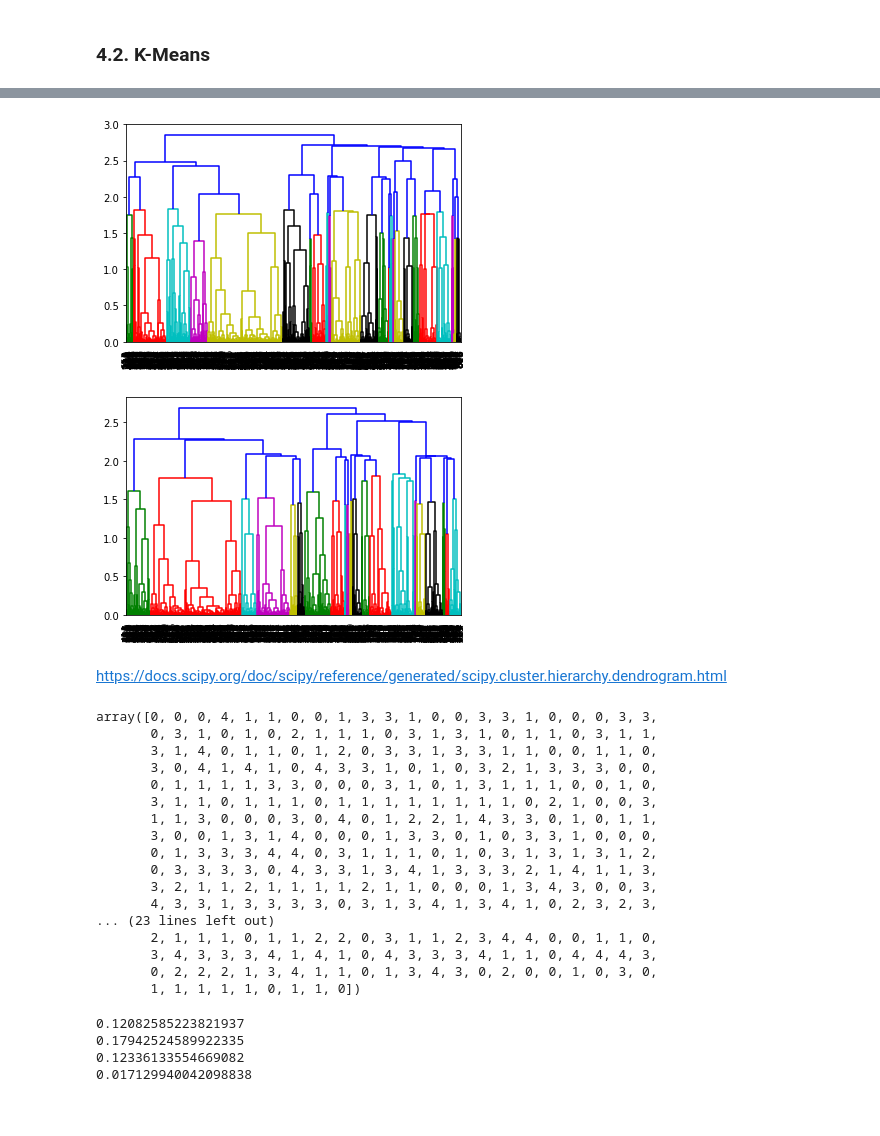
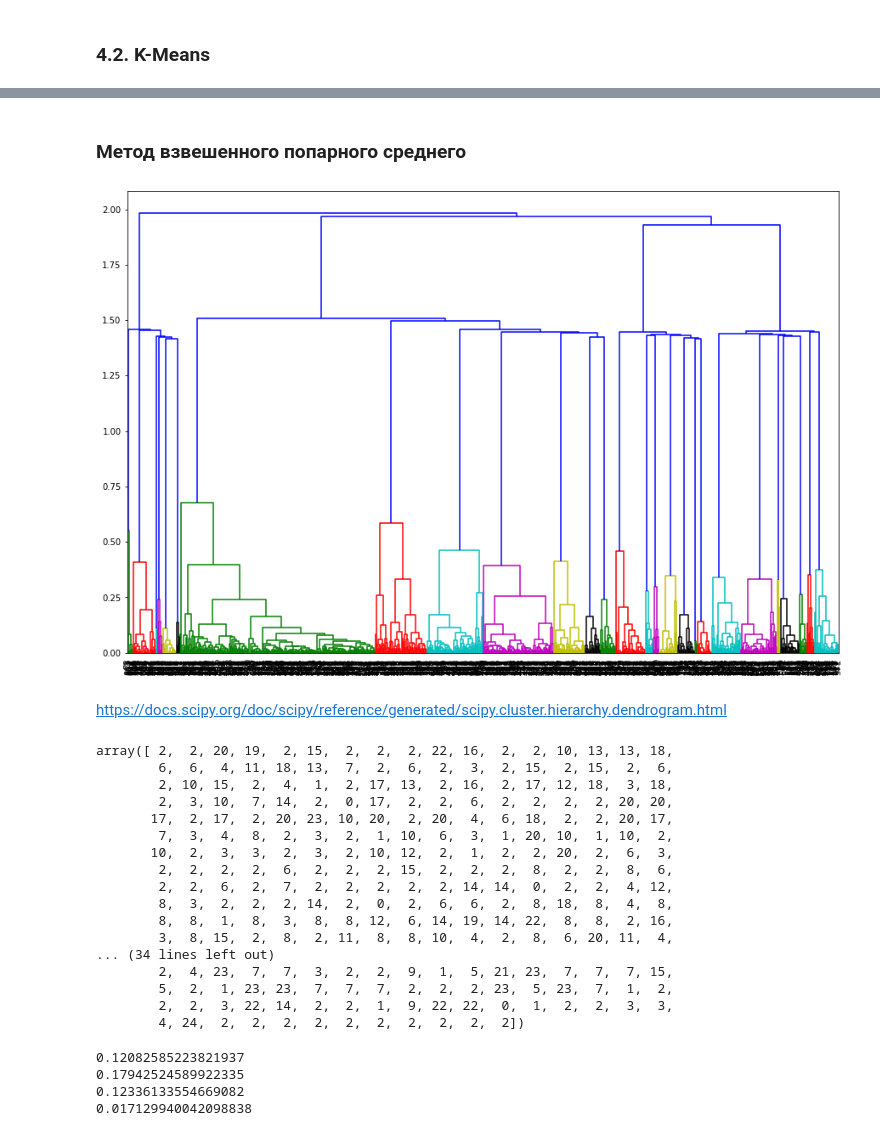
Before and after one commit to anafisa/GPN_2020, a Jupyter notebook: shop_clustering .ipynb, the cells around one changed output, grey strips where cells are left out. Saved outputs shown, nothing was run; the diff lists cells and outputs as text; code cells hidden in the pictures.

```diff
--- a/shop_clustering .ipynb
+++ b/shop_clustering .ipynb
@@ -230,8 +238,7 @@ data1.head(10)
 * __Почему эти признаки важны?__ В реальной жизни в магазин у дома люди чаще заходят за продуктами для приготовления ужина, в магазин около бизнес-центра зайдут скорее за обедом или фруктами. Возможно, и в нашем случае в магазине "В центе" и в магазине "На отшибе" спрос на товары может сильно отличаться, поэтому признаки __neighborhood, is_on_the_road, shop_type__  могут потенциально внести огромный вклад в итоговою кластеризацию
 * __is_with_additional_services__ - весомый бинарный признак. Представим ситуацию: у нас есть два типа АЗС. В АЗС первого типа на территории есть минимаркет, в АЗС другого типа соответственно минимаркета нет. Понятно, что прогнозировать спрос для этих двух типов АЗС нужно по-разному, более того, в данном случае будут использоваться разные стратегии управления и маркетинга, будут планироваться разные промокампании
 # %%
-shops = pd.read_parquet('shops.parquet') # заметим, что shop_id не отсортированы
-shops.head(5)
+shops.head(5)# заметим, что shop_id не отсортированы
 # %% [output]
 |  | shop_id | neighborhood | city | year_opened | is_on_the_road | is_with_the_well | is_with_additional_services | ... |
 | 0 | 705 | В центре | Крепость Джита | 2109 | нет | да | да | ... |
@@ -304,2 +307,3 @@ data3.head(5)
 # %%
-data3 = pd.merge(left=data3, right=shops[['shop_id','is_on_the_road', 'is_with_the_well', 'is_with_additional_services']], left_on='shop_id', right_on='shop_id',  how='outer')
+data4 = pd.merge(left=data3, right=shops[['shop_id','is_on_the_road', 'is_with_the_well', 'is_with_additional_services']], left_on='shop_id', right_on='shop_id',  how='outer')
+data4.head(5)
@@ -446,0 +422,7 @@ d = df.to_numpy()
+# %%
+# df2 = data2.drop(columns=['shop_id']).copy()
+df3 = data3.drop(columns=['shop_id']).copy()
+df4 = data4.drop(columns=['shop_id']).copy()
+# df4 = data4.drop(columns=['shop_id']).copy()
+# df5 = data5.drop(columns=['shop_id']).copy()
+d = df3.to_numpy()
@@ -632,13 +642,13 @@ from sklearn.cluster import KMeans
 
 
 # Описываем модель
-model = KMeans(n_clusters=10) # подумать о количестве кластеров
+model = KMeans(n_clusters=25) # подумать о количестве кластеров
 
 # Проводим моделирование
-model.fit(d)
+model.fit(df3)
 
 # Предсказание на всем наборе данных
-all_predictions = model.predict(d)
+all_predictions = model.predict(df3)
 
 # Выводим предсказания
 
@@ -682,25 +730,19 @@ array([[4.35000000e+02, 6.32000000e+02, 0.00000000e+00, 2.00000000e+00],
+# %% [markdown]
+### Метод взвешенного попарного среднего
 # %%
+mergings = linkage(df3.to_numpy(), method='weighted'
+                  )
+fig = plt.figure(figsize=(15,10))
 dendrogram(mergings,
 #            labels=varieties,
            leaf_rotation=90,
            leaf_font_size=10,
            )
 # plt.figure(figsize=(20,10))
 # plt.figure(figsize=(1,1))
 plt.show()
 # %% [output]
-[figure, old version]
+[figure, new version]
-# %%
-dendrogram(mergings,
-#            labels=varieties,
-           leaf_rotation=90,
-           leaf_font_size=10,
-           )
-# plt.figure(figsize=(20,10))
-# plt.figure(figsize=(1,1))
-plt.show()
-# %% [output]
-[figure, removed]
 # %%
 настоить размер:
 # %% [markdown]
@@ -711,27 +753,27 @@ https://docs.scipy.org/doc/scipy/reference/generated/scipy.cluster.hierarchy.den
 from sklearn import metrics
 from sklearn.cluster import KMeans, AgglomerativeClustering, AffinityPropagation, SpectralClustering
 # %%
-alg = AgglomerativeClustering(n_clusters=5)
-alg.fit(data)
+alg = AgglomerativeClustering(n_clusters=25)
+alg.fit(df3)
 alg.labels_
 # %% [output]
-array([0, 0, 0, 4, 1, 1, 0, 0, 1, 3, 3, 1, 0, 0, 3, 3, 1, 0, 0, 0, 3, 3,
-       0, 3, 1, 0, 1, 0, 2, 1, 1, 1, 0, 3, 1, 3, 1, 0, 1, 1, 0, 3, 1, 1,
-       3, 1, 4, 0, 1, 1, 0, 1, 2, 0, 3, 3, 1, 3, 3, 1, 1, 0, 0, 1, 1, 0,
-       3, 0, 4, 1, 4, 1, 0, 4, 3, 3, 1, 0, 1, 0, 3, 2, 1, 3, 3, 3, 0, 0,
-       0, 1, 1, 1, 1, 3, 3, 0, 0, 0, 3, 1, 0, 1, 3, 1, 1, 1, 0, 0, 1, 0,
-       3, 1, 1, 0, 1, 1, 1, 0, 1, 1, 1, 1, 1, 1, 1, 1, 0, 2, 1, 0, 0, 3,
-       1, 1, 3, 0, 0, 0, 3, 0, 4, 0, 1, 2, 2, 1, 4, 3, 3, 0, 1, 0, 1, 1,
-       3, 0, 0, 1, 3, 1, 4, 0, 0, 0, 1, 3, 3, 0, 1, 0, 3, 3, 1, 0, 0, 0,
-       0, 1, 3, 3, 3, 4, 4, 0, 3, 1, 1, 1, 0, 1, 0, 3, 1, 3, 1, 3, 1, 2,
-       0, 3, 3, 3, 3, 0, 4, 3, 3, 1, 3, 4, 1, 3, 3, 3, 2, 1, 4, 1, 1, 3,
-       3, 2, 1, 1, 2, 1, 1, 1, 1, 2, 1, 1, 0, 0, 0, 1, 3, 4, 3, 0, 0, 3,
-       4, 3, 3, 1, 3, 3, 3, 3, 0, 3, 1, 3, 4, 1, 3, 4, 1, 0, 2, 3, 2, 3,
-... (23 lines left out)
-       2, 1, 1, 1, 0, 1, 1, 2, 2, 0, 3, 1, 1, 2, 3, 4, 4, 0, 0, 1, 1, 0,
-       3, 4, 3, 3, 3, 4, 1, 4, 1, 0, 4, 3, 3, 3, 4, 1, 1, 0, 4, 4, 4, 3,
-       0, 2, 2, 2, 1, 3, 4, 1, 1, 0, 1, 3, 4, 3, 0, 2, 0, 0, 1, 0, 3, 0,
-       1, 1, 1, 1, 1, 0, 1, 1, 0])
+array([ 2,  2, 20, 19,  2, 15,  2,  2,  2, 22, 16,  2,  2, 10, 13, 13, 18,
+        6,  6,  4, 11, 18, 13,  7,  2,  6,  2,  3,  2, 15,  2, 15,  2,  6,
+        2, 10, 15,  2,  4,  1,  2, 17, 13,  2, 16,  2, 17, 12, 18,  3, 18,
+        2,  3, 10,  7, 14,  2,  0, 17,  2,  2,  6,  2,  2,  2,  2, 20, 20,
+       17,  2, 17,  2, 20, 23, 10, 20,  2, 20,  4,  6, 18,  2,  2, 20, 17,
+        7,  3,  4,  8,  2,  3,  2,  1, 10,  6,  3,  1, 20, 10,  1, 10,  2,
+       10,  2,  3,  3,  2,  3,  2, 10, 12,  2,  1,  2,  2, 20,  2,  6,  3,
+        2,  2,  2,  2,  6,  2,  2,  2, 15,  2,  2,  2,  8,  2,  2,  8,  6,
+        2,  2,  6,  2,  7,  2,  2,  2,  2,  2, 14, 14,  0,  2,  2,  4, 12,
+        8,  3,  2,  2,  2, 14,  2,  0,  2,  6,  6,  2,  8, 18,  8,  4,  8,
+        8,  8,  1,  8,  3,  8,  8, 12,  6, 14, 19, 14, 22,  8,  8,  2, 16,
+        3,  8, 15,  2,  8,  2, 11,  8,  8, 10,  4,  2,  8,  6, 20, 11,  4,
+... (34 lines left out)
+        2,  4, 23,  7,  7,  3,  2,  2,  9,  1,  5, 21, 23,  7,  7,  7, 15,
+        5,  2,  1, 23, 23,  7,  7,  7,  2,  2,  2, 23,  5, 23,  7,  1,  2,
+        2,  2,  3, 22, 14,  2,  2,  1,  9, 22, 22,  0,  1,  2,  2,  3,  3,
+        4, 24,  2,  2,  2,  2,  2,  2,  2,  2,  2,  2])
 # %%
 for linkage in ('ward', 'average', 'complete', 'single'):
     clustering = AgglomerativeClustering(linkage=linkage, n_clusters=5)
```
Also changed, not shown: parts of 101 cells of this notebook.
